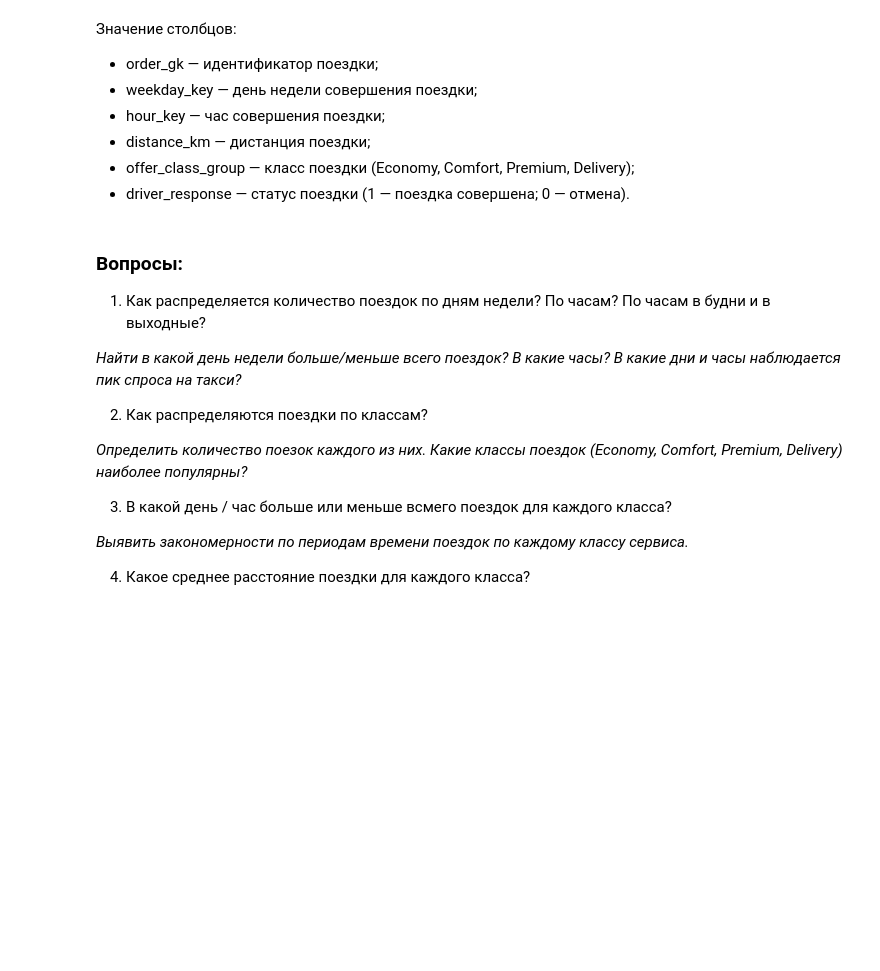
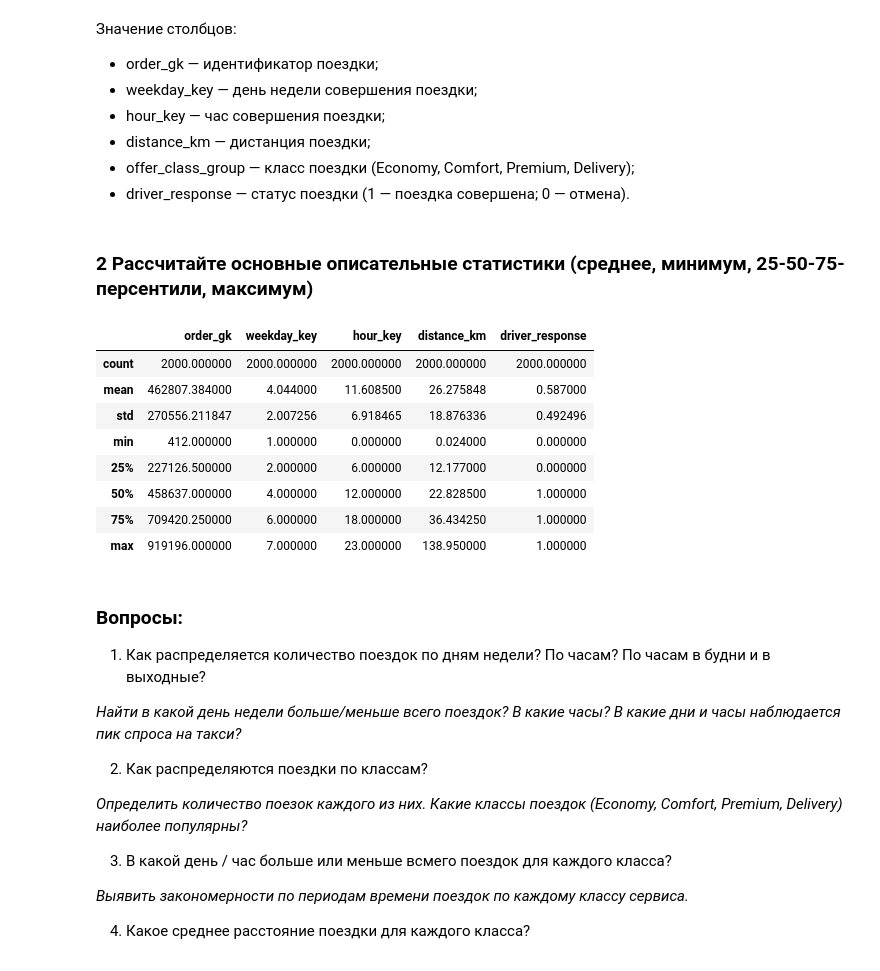
Before and after one commit to IrmA-ErroR/DS_Taxi_strategy, a Jupyter notebook: analysis.ipynb, the cells around one changed output. Cells and saved outputs as stored; diff of their text form; code cells hidden in the pictures; blank space fills up the shorter version.

```diff
--- a/analysis.ipynb
+++ b/analysis.ipynb
@@ -76,6 +57,20 @@ memory usage: 93.9+ KB
 - distance_km — дистанция поездки;
 - offer_class_group — класс поездки (Economy, Comfort, Premium, Delivery);
 - driver_response — статус поездки (1 — поездка совершена; 0 — отмена).
+# %% [markdown]
+### 2	Рассчитайте основные описательные статистики (среднее, минимум, 25-50-75-персентили, максимум)
+# %%
+data.describe()
+# %% [output]
+|  | order_gk | weekday_key | hour_key | distance_km | driver_response |
+| count | 2000.000000 | 2000.000000 | 2000.000000 | 2000.000000 | 2000.000000 |
+| mean | 462807.384000 | 4.044000 | 11.608500 | 26.275848 | 0.587000 |
+| std | 270556.211847 | 2.007256 | 6.918465 | 18.876336 | 0.492496 |
+| min | 412.000000 | 1.000000 | 0.000000 | 0.024000 | 0.000000 |
+| 25% | 227126.500000 | 2.000000 | 6.000000 | 12.177000 | 0.000000 |
+| 50% | 458637.000000 | 4.000000 | 12.000000 | 22.828500 | 1.000000 |
+| 75% | 709420.250000 | 6.000000 | 18.000000 | 36.434250 | 1.000000 |
+| max | 919196.000000 | 7.000000 | 23.000000 | 138.950000 | 1.000000 |
 # %% [markdown]
 ### Вопросы:
 1. Как распределяется количество поездок по дням недели? По часам? По часам в будни и в выходные?
```
Also changed, not shown: parts of 13 cells of this notebook.
